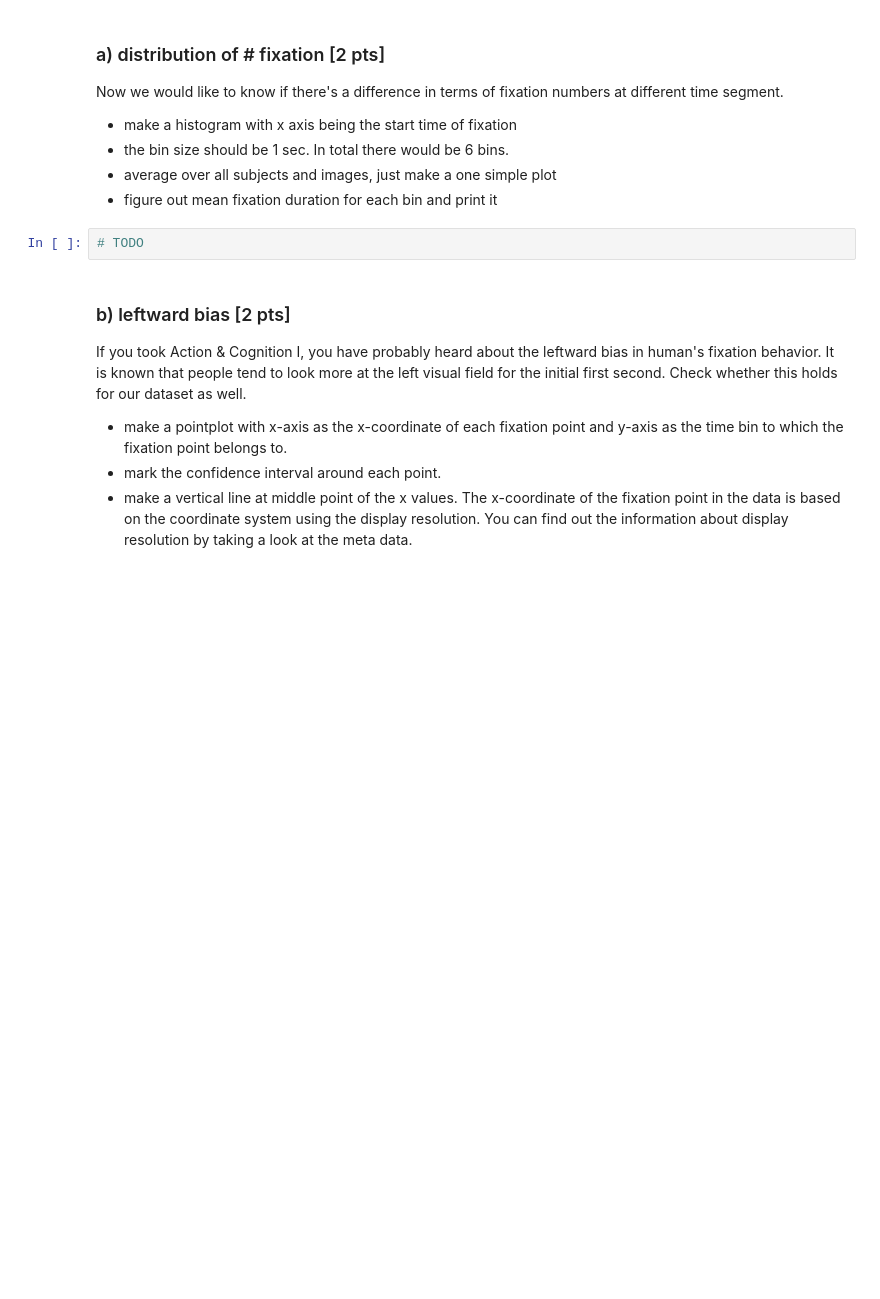
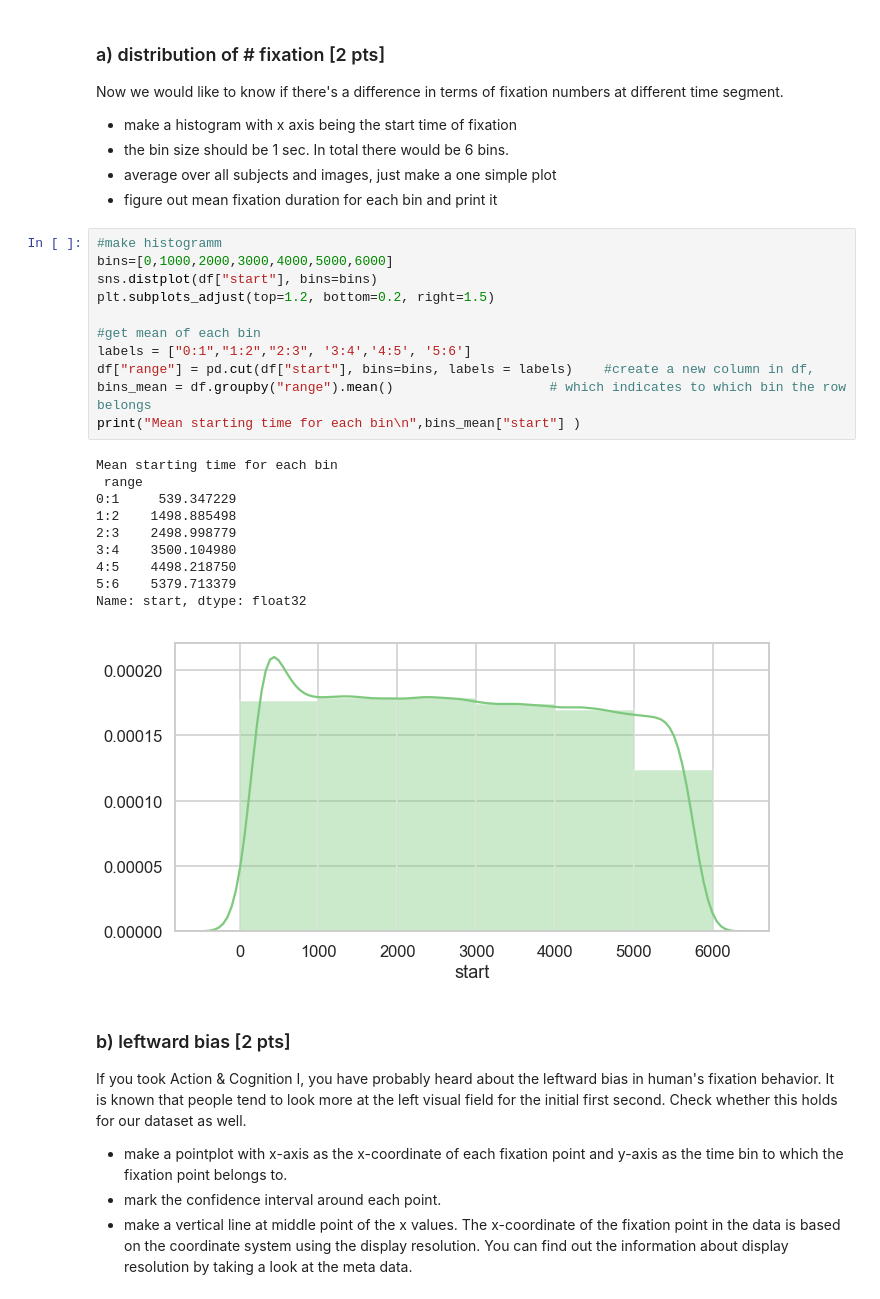
Before and after one commit to NBP-ACC/week-7-acc_7, a Jupyter notebook: Sheet05.ipynb, the cells around one changed output. Saved outputs shown, nothing was run; the diff lists cells and outputs as text; blank space fills up the shorter version.

```diff
--- a/Sheet05.ipynb
+++ b/Sheet05.ipynb
@@ -252,8 +245,28 @@ Now we would like to know if there's a difference in terms of fixation numbers a
 - the bin size should be 1 sec. In total there would be 6 bins.
 - average over all subjects and images, just make a one simple plot
 - figure out mean fixation duration for each bin and print it
-# %%
-# TODO
+# %%
+#make histogramm
+bins=[0,1000,2000,3000,4000,5000,6000]
+sns.distplot(df["start"], bins=bins)
+plt.subplots_adjust(top=1.2, bottom=0.2, right=1.5)
+
+#get mean of each bin
+labels = ["0:1","1:2","2:3", '3:4','4:5', '5:6']
+df["range"] = pd.cut(df["start"], bins=bins, labels = labels)    #create a new column in df,
+bins_mean = df.groupby("range").mean()                    # which indicates to which bin the row belongs
+print("Mean starting time for each bin\n",bins_mean["start"] )
+# %% [output]
+Mean starting time for each bin
+ range
+0:1     539.347229
+1:2    1498.885498
+2:3    2498.998779
+3:4    3500.104980
+4:5    4498.218750
+5:6    5379.713379
+Name: start, dtype: float32
+[figure, added]
 # %% [markdown]
 ### b) leftward bias [2 pts]
 If you took Action & Cognition I, you have probably heard about the leftward bias in human's fixation behavior. It is known that people tend to look more at the left visual field for the initial first second. Check whether this holds for our dataset as well.
```
Also changed, not shown: parts of 22 cells of this notebook, 2 other files.
